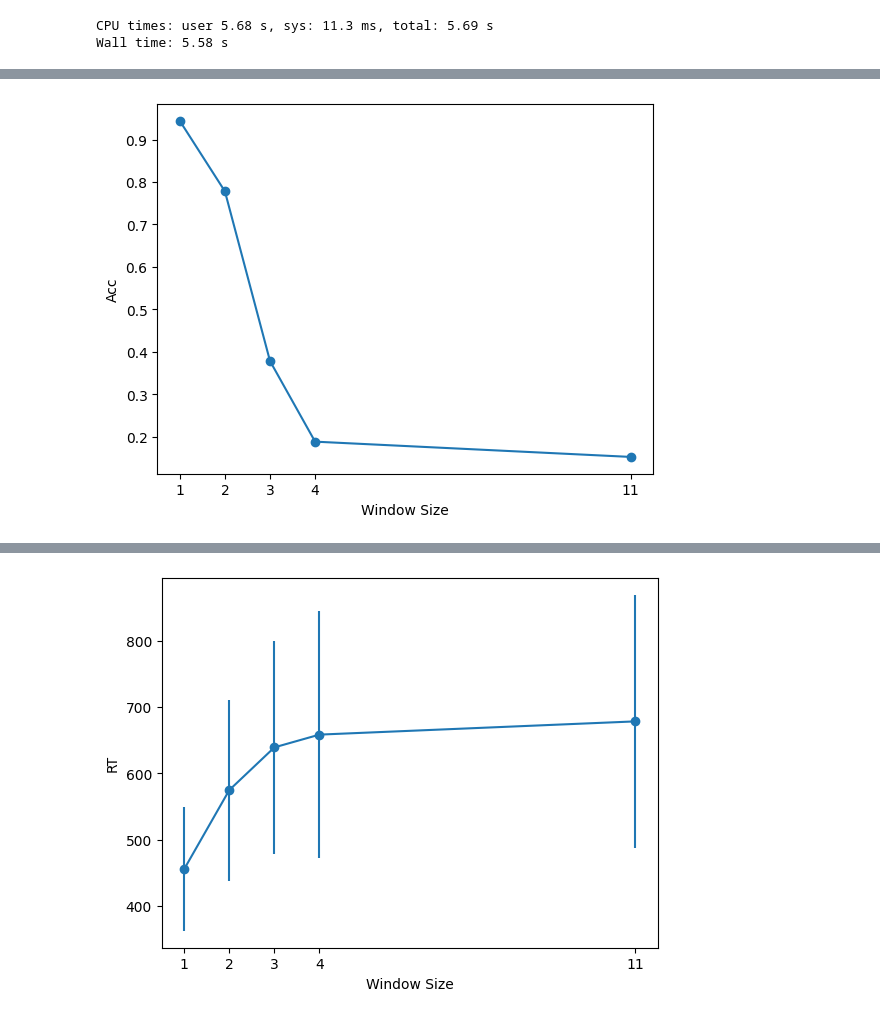
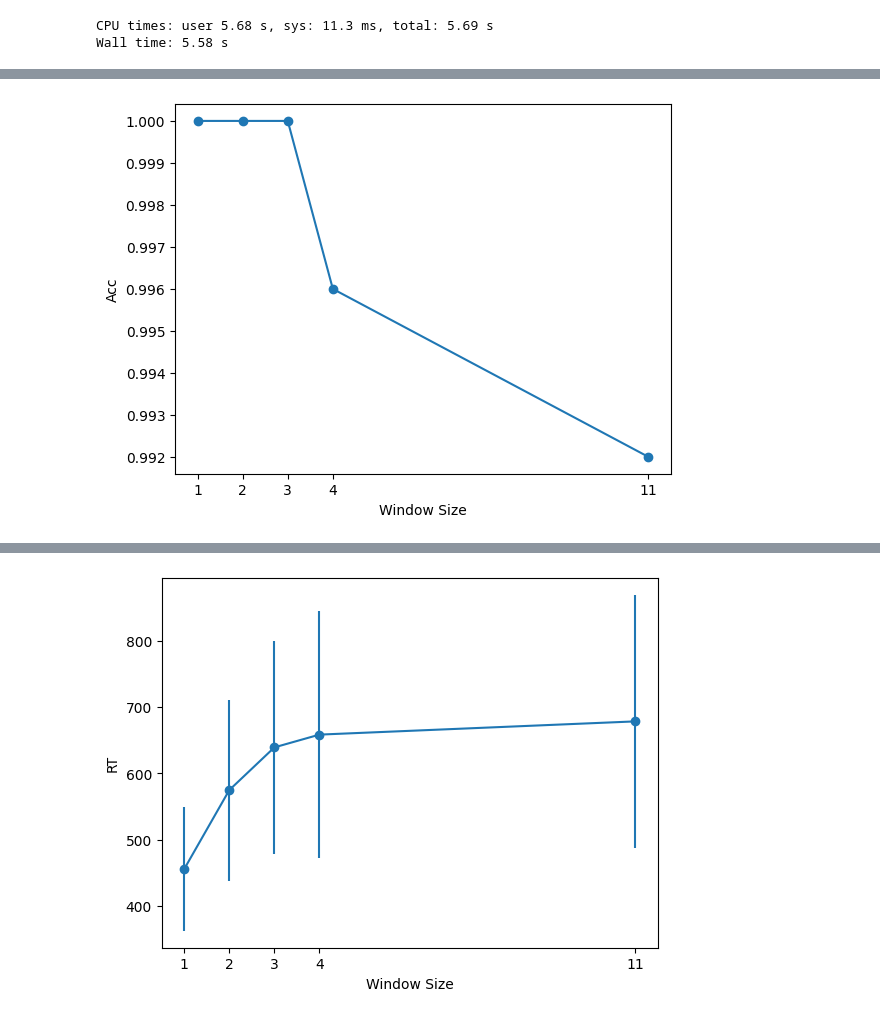
Before and after one commit to manazerzadeh/Sequential-HorseRace, a Jupyter notebook: model_seq_specific.ipynb, the cells around one changed output, grey strips where cells are left out. Saved outputs shown, nothing was run; the diff lists cells and outputs as text; code cells hidden in the pictures.

Commit message:
single press and sequence press modeling with self and lateral inhibition

```diff
--- a/model_seq_specific.ipynb
+++ b/model_seq_specific.ipynb
@@ -48,7 +51,7 @@ memory_drifts = calc_memory_drifts(specific_seq, seq_length)
 
 visual_delay = 100
 
-diffusion = 5
+diffusion = 2
 threshold = 300
 # %%
 visual_drifts
@@ -573,24 +576,24 @@ Wall time: 5.88 s
 # %%
 %%time
 MT = {window: [] for window in window_sizes}
 num_sims = 500
 for window in MT.keys():
-    model = DriftDiffusionModel_Optimzied(seq, specific_seq, visual_drifts, np.zeros((5, seq_length)), diffusion = 5, threshold = threshold , window_size=window, visual_delay=250, planning_capacity=4, planning_param=2)
+    model = DriftDiffusionModel_Optimzied(seq, specific_seq, visual_drifts, np.zeros((5, seq_length)), diffusion = diffusion, threshold = threshold , window_size=window, visual_delay=250, planning_capacity=4, planning_param=2)
     for _ in range(num_sims):
         IPIs, evidence = model.simulate()
         MT[window].append(check_evidence_to_seq(evidence, seq))
 
 
 #Calculating mean and std for each window size
 MT_mean = {window: np.sum(MT_vals) for window, MT_vals in MT.items()}
 # MT_std = {window: np.std(MT_vals) for window, MT_vals in MT.items()}
 
 # plt.errorbar(MT_mean.keys(), MT_mean.values(), yerr=list(MT_std.values()), fmt='-o')
 plt.errorbar(MT_mean.keys(), np.array(list(MT_mean.values()))/num_sims, fmt='-o')
 
 plt.xticks(window_sizes)
 plt.xlabel('Window Size')
 plt.ylabel('Acc')
 plt.show()
 # %% [output]
-[figure, old version]
+[figure, new version]
```
Also changed, not shown: parts of 7 cells of this notebook, 10 other files.
